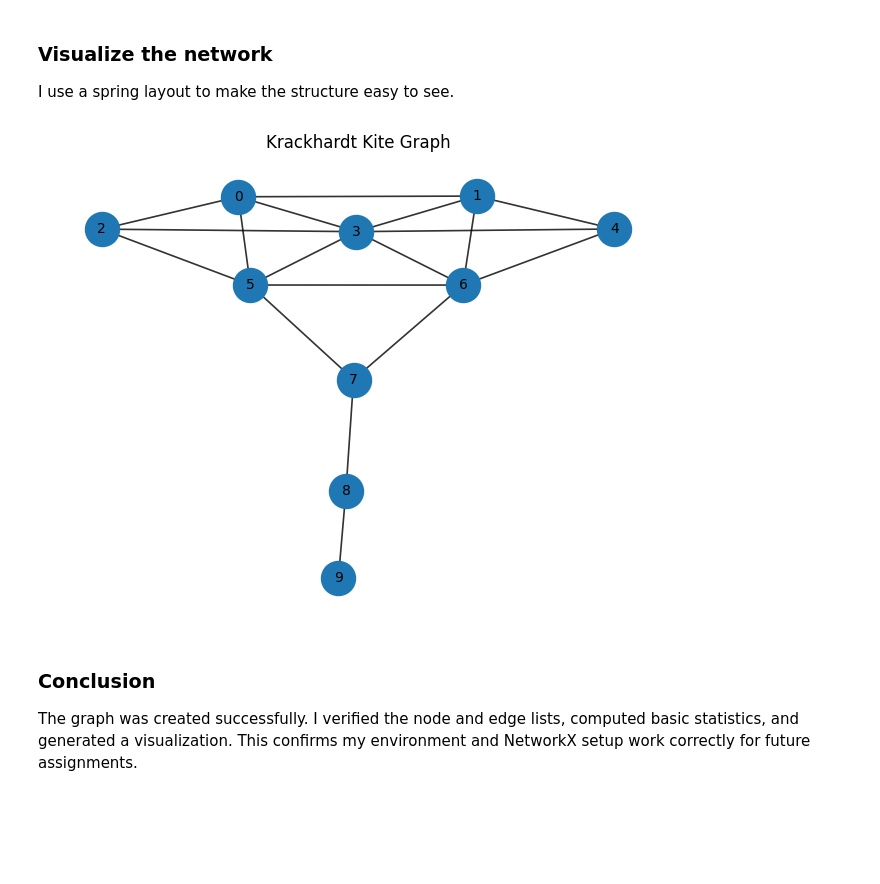
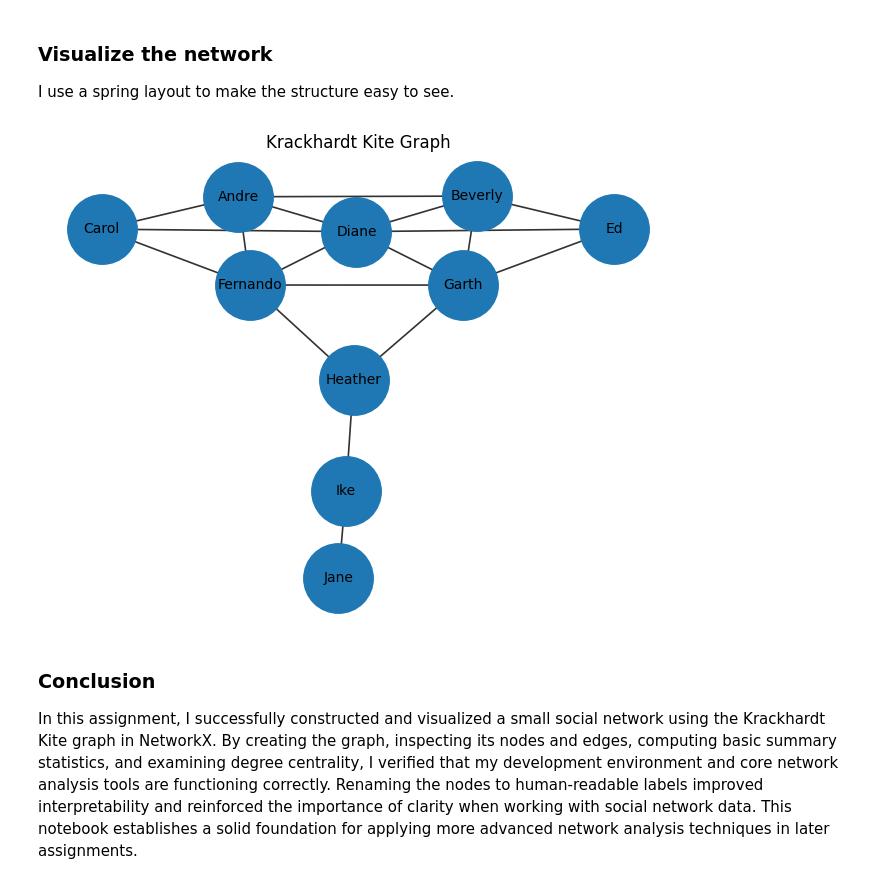
Before and after one commit to AlinaVikhnevich/DATA620, a Jupyter notebook: wk2_hello_graph_world_AlinaVikhnevich.ipynb, the cells around one changed output. Drawn from its saved outputs; the diff is of its cells as text; code cells hidden in the pictures; blank space fills up the shorter version.

Commit message:
The file for week 2 assignment has been created.

```diff
--- a/wk2_hello_graph_world_AlinaVikhnevich.ipynb
+++ b/wk2_hello_graph_world_AlinaVikhnevich.ipynb
@@ -17,6 +17,20 @@ I am using the built-in Krackhardt Kite graph available in NetworkX. It is a sma
 # %%
-G = nx.krackhardt_kite_graph()
-G
+# Relabel nodes using standard Krackhardt Kite names
+label_mapping = {
+    0: "Andre",
+    1: "Beverly",
+    2: "Carol",
+    3: "Diane",
+    4: "Ed",
+    5: "Fernando",
+    6: "Garth",
+    7: "Heather",
+    8: "Ike",
+    9: "Jane"
+}
+
+G_named = nx.relabel_nodes(G, label_mapping)
+G_named
 # %% [output]
 <networkx.classes.graph.Graph at 0x...>
 # %% [markdown]
@@ -73,17 +87,18 @@ sorted(deg_cent.items(), key=lambda x: x[1], reverse=True)[:5]
 I use a spring layout to make the structure easy to see.
 # %%
 plt.figure(figsize=(8, 6))
-pos = nx.spring_layout(G, seed=42)
 
-nx.draw_networkx_nodes(G, pos, node_size=600)
-nx.draw_networkx_edges(G, pos, width=1.2, alpha=0.8)
-nx.draw_networkx_labels(G, pos, font_size=10)
+pos = nx.spring_layout(G_named, seed=42)
+
+nx.draw_networkx_nodes(G_named, pos, node_size=2500)
+nx.draw_networkx_edges(G_named, pos, width=1.2, alpha=0.8)
+nx.draw_networkx_labels(G_named, pos, font_size=10)
 
 plt.title("Krackhardt Kite Graph")
 plt.axis("off")
 plt.show()
 # %% [output]
-[figure, old version]
+[figure, new version]
 # %% [markdown]
 ### Conclusion
-The graph was created successfully. I verified the node and edge lists, computed basic statistics, and generated a visualization. This confirms my environment and NetworkX setup work correctly for future assignments.
+In this assignment, I successfully constructed and visualized a small social network using the Krackhardt Kite graph in NetworkX. By creating the graph, inspecting its nodes and edges, computing basic summary statistics, and examining degree centrality, I verified that my development environment and core network analysis tools are functioning correctly. Renaming the nodes to human-readable labels improved interpretability and reinforced the importance of clarity when working with social network data. This notebook establishes a solid foundation for applying more advanced network analysis techniques in later assignments.
```
Also changed, not shown: parts of 5 cells of this notebook.
